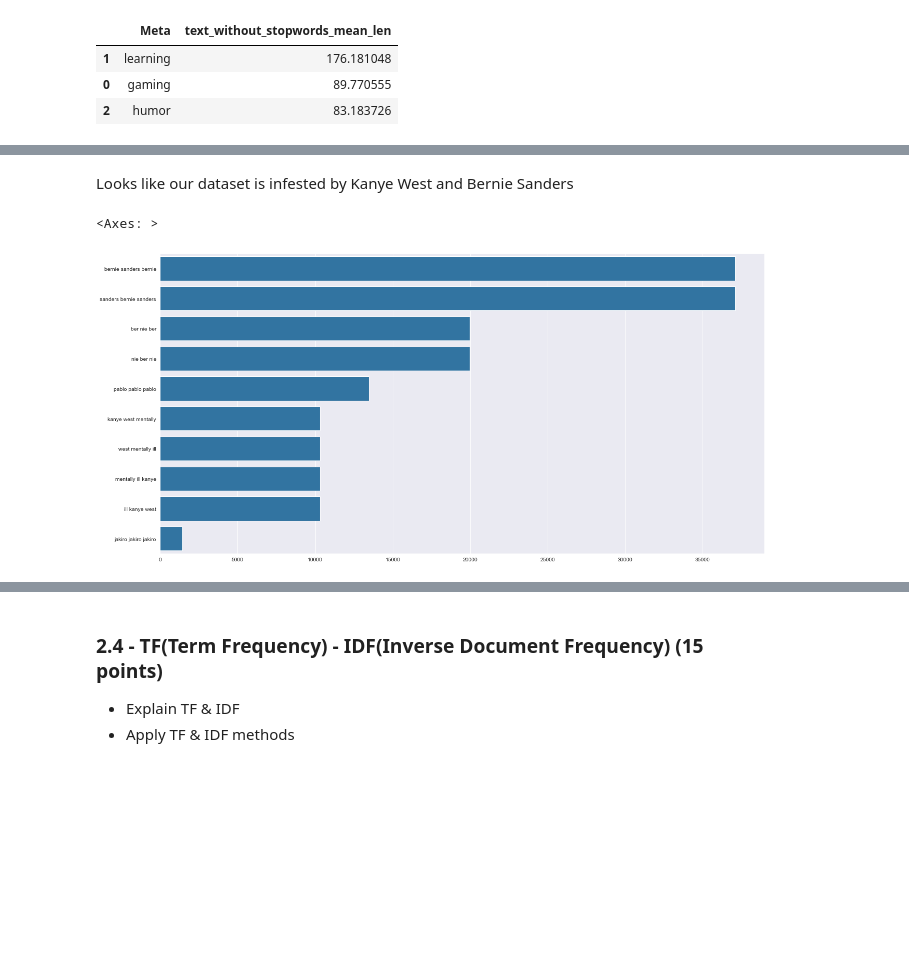
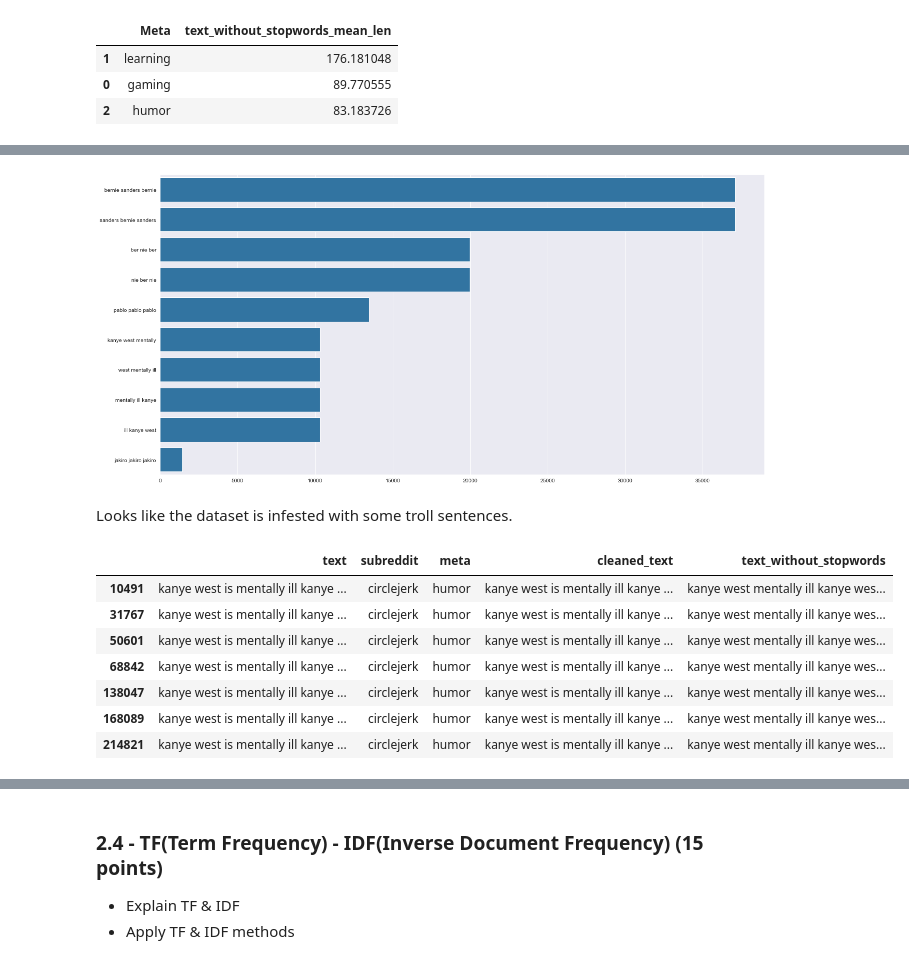
Before and after one commit to salihboraguder/MAT386E-NLP, a Jupyter notebook: HW_2_DL.ipynb, the cells around one changed output, grey strips where cells are left out. Cells and saved outputs as stored; diff of their text form; code cells hidden in the pictures; blank space fills up the shorter version.

```diff
--- a/HW_2_DL.ipynb
+++ b/HW_2_DL.ipynb
@@ -293,10 +293,6 @@ sns.barplot(x=list(most_common_bi.values()),y=list(most_common_bi.keys()))
+# %%
+plot_top_n(data,"text_without_stopwords",10,3)
+# %% [output]
+[figure, added]
 # %% [markdown]
-Looks like our dataset is infested by Kanye West and Bernie Sanders
+Looks like the dataset is infested with some troll sentences.
-# %%
-plt.figure(figsize = (20,10),dpi=75)
-most_common_tri = get_top_text_ngrams(data.text_without_stopwords,10,3)
-most_common_tri = dict(most_common_tri)
-sns.barplot(x=list(most_common_tri.values()),y=list(most_common_tri.keys()))
-# %% [output]
-<Axes: >
-[figure, removed]
@@ -302,0 +324,11 @@ sns.barplot(x=list(most_common_tri.values()),y=list(most_common_tri.keys()))
+# %%
+data.iloc[kanye_idx]
+# %% [output]
+|  | text | subreddit | meta | cleaned_text | text_without_stopwords |
+| 10491 | kanye west is mentally ill kanye ... | circlejerk | humor | kanye west is mentally ill kanye ... | kanye west mentally ill kanye wes... |
+| 31767 | kanye west is mentally ill kanye ... | circlejerk | humor | kanye west is mentally ill kanye ... | kanye west mentally ill kanye wes... |
+| 50601 | kanye west is mentally ill kanye ... | circlejerk | humor | kanye west is mentally ill kanye ... | kanye west mentally ill kanye wes... |
+| 68842 | kanye west is mentally ill kanye ... | circlejerk | humor | kanye west is mentally ill kanye ... | kanye west mentally ill kanye wes... |
+| 138047 | kanye west is mentally ill kanye ... | circlejerk | humor | kanye west is mentally ill kanye ... | kanye west mentally ill kanye wes... |
+| 168089 | kanye west is mentally ill kanye ... | circlejerk | humor | kanye west is mentally ill kanye ... | kanye west mentally ill kanye wes... |
+| 214821 | kanye west is mentally ill kanye ... | circlejerk | humor | kanye west is mentally ill kanye ... | kanye west mentally ill kanye wes... |
```
Also changed, not shown: parts of 19 cells of this notebook.
